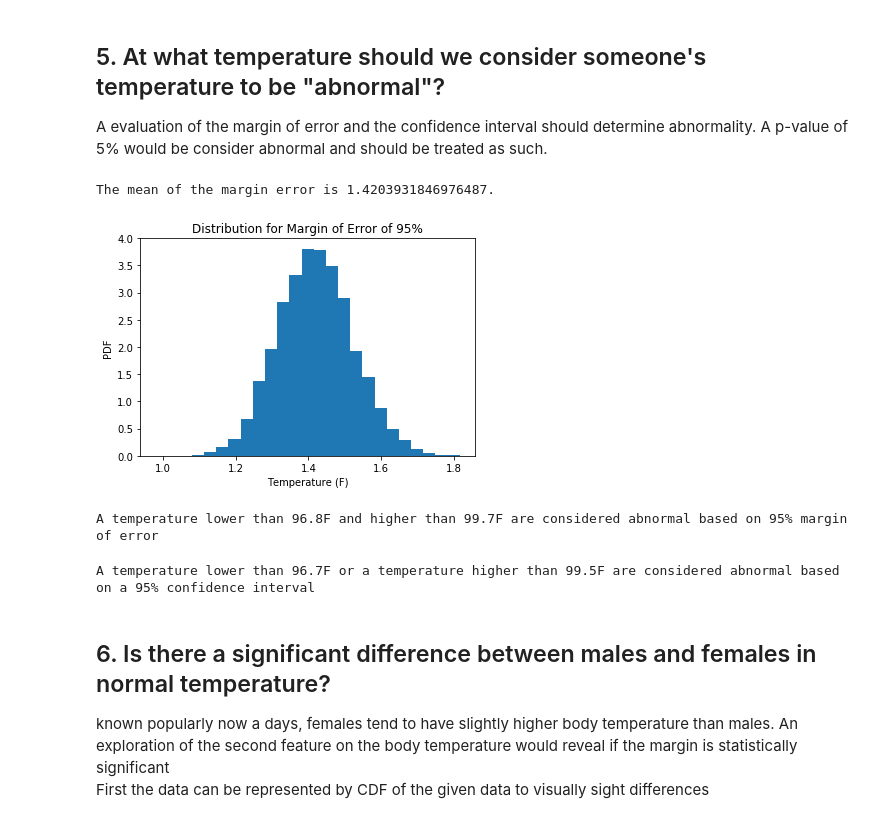
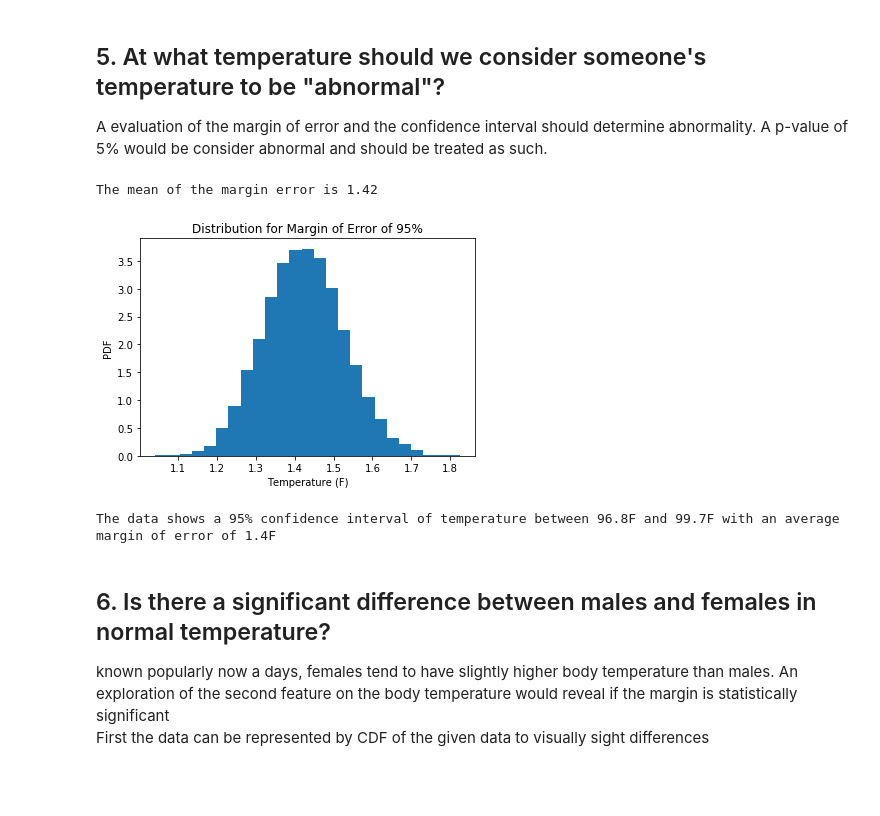
Before and after one commit to activerabbit/Springboard, a Jupyter notebook: Assignment/EDA_human_temperature/sliderule_dsi_inferential_statistics_exercise_1.ipynb, the cells around one changed output. Cells and saved outputs as stored; diff of their text form; code cells hidden in the pictures; blank space fills up the shorter version.

```diff
--- a/Assignment/EDA_human_temperature/sliderule_dsi_inferential_statistics_exercise_1.ipynb
+++ b/Assignment/EDA_human_temperature/sliderule_dsi_inferential_statistics_exercise_1.ipynb
@@ -232,35 +240,29 @@ A evaluation of the margin of error and the confidence interval should determine
 # %%
 #bootstrap taking the margin of error as samples
 boot_10000 = []
 
 for i in range(10000):
     rand_boot = np.random.choice(np_temp, size = 130)
     mar_err = 1.96*np.std(rand_boot)
     boot_10000.append(mar_err)
 
 boot_10000 = np.array(boot_10000)
 _ = plt.hist(boot_10000, bins = 25, normed = True)
 plt.xlabel('Temperature (F)')
 plt.ylabel('PDF')
 plt.title('Distribution for Margin of Error of 95%')
 
-print('The mean of the margin error is ' + str(np.mean(boot_10000)) +
-     '.')
+print('The mean of the margin error is ' + str(round(np.mean(boot_10000), 2)))
 # %% [output]
-The mean of the margin error is 1.4203931846976487.
+The mean of the margin error is 1.42
-[figure, old version]
+[figure, new version]
 # %%
-print('A temperature lower than ' + str(round(temp_mean - np.mean(boot_10000), 1)) +
-      'F and higher than ' + str(round(temp_mean + np.mean(boot_10000),1)) +
-      'F are considered abnormal based on 95% margin of error')
+print('The data shows a 95% confidence interval of temperature between ' +
+      str(round(temp_mean - np.mean(boot_10000), 1)) + 'F' +
+      ' and ' + str(round(temp_mean + np.mean(boot_10000),1)) +
+      'F' + ' with an average margin of error of 1.4F')
 # %% [output]
-A temperature lower than 96.8F and higher than 99.7F are considered abnormal based on 95% margin of error
+The data shows a 95% confidence interval of temperature between 96.8F and 99.7F with an average margin of error of 1.4F
-# %%
-lower, higher = np.percentile(np_temp, [2.5, 97.5])
-print('A temperature lower than ' + str(round(lower, 1)) + 'F or a temperature higher than '
-      + str(round(higher, 1)) + 'F are considered abnormal based on a 95% confidence interval')
-# %% [output]
-A temperature lower than 96.7F or a temperature higher than 99.5F are considered abnormal based on a 95% confidence interval
 # %% [markdown]
 ## 6. Is there a significant difference between males and females in normal temperature?
 known popularly now a days, females tend to have slightly higher body temperature than males. An exploration of the second feature on the body temperature would reveal if the margin is statistically significant
```
Also changed, not shown: parts of 15 cells of this notebook.
